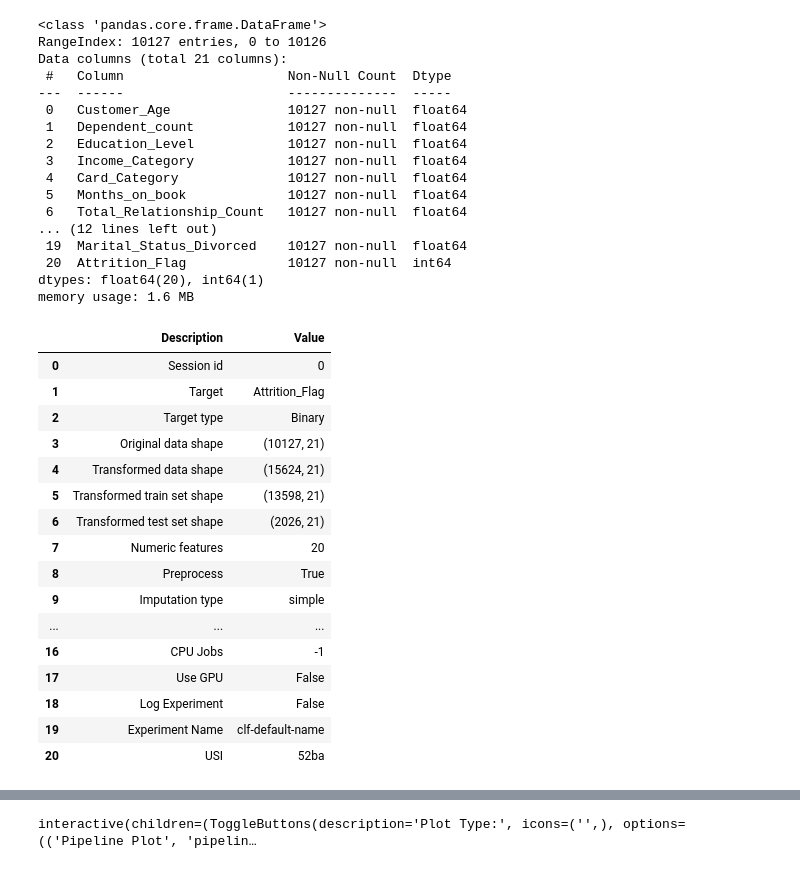
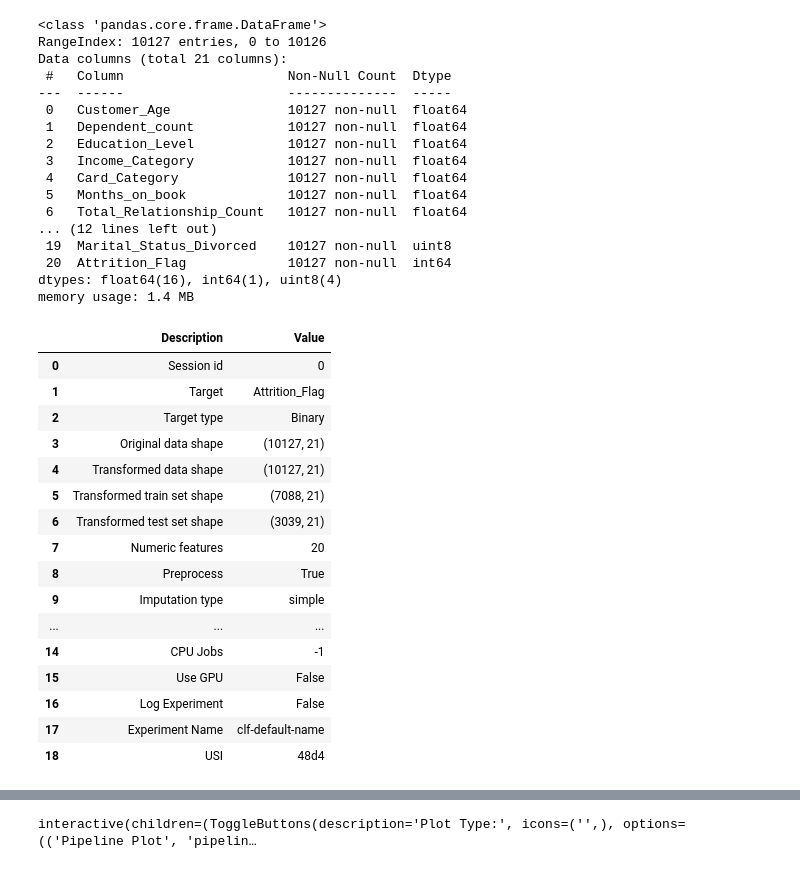
Before and after one commit to seyeon-shijuan/credit-card-churn-predictor.t3, a Jupyter notebook: src/model/model_jy.ipynb, the cells around one changed output, grey strips where cells are left out. Cells and saved outputs as stored; diff of their text form; code cells hidden in the pictures.

```diff
--- a/src/model/model_jy.ipynb
+++ b/src/model/model_jy.ipynb
@@ -30,8 +30,8 @@ warnings.filterwarnings("ignore")
 # %%
 import pandas as pd
 DATA_DIR = "../../data/"
-df = pd.read_pickle(DATA_DIR + 'base_dataset_standardized.pkl')
-# df = pd.read_pickle(DATA_DIR + 'base_dataset_before_std.pkl')
+df = pd.read_pickle(DATA_DIR + 'base_dataset_numerical_minmax.pkl')
+
 
 # df = df.drop(['Total_Trans_Ct'], axis=1)
 # df = df.drop(['Total_Trans_Amt'], axis=1)
@@ -52,36 +52,36 @@ Data columns (total 21 columns):
  5   Months_on_book             10127 non-null  float64
  6   Total_Relationship_Count   10127 non-null  float64
 ... (12 lines left out)
- 19  Marital_Status_Divorced    10127 non-null  float64
+ 19  Marital_Status_Divorced    10127 non-null  uint8
  20  Attrition_Flag             10127 non-null  int64
-dtypes: float64(20), int64(1)
-memory usage: 1.6 MB
+dtypes: float64(16), int64(1), uint8(4)
+memory usage: 1.4 MB
 # %%
 random_seed = 0
-train_size = 0.8
-fix_imbalance = True # True : upsampling
+train_size = 0.7
+fix_imbalance = False # True : upsampling
 fix_imbalance_method = 'SMOTE' # default method : SMOTE. Ignored when fix_imbalance=False
 
 stp = setup(data=df, target='Attrition_Flag', \
     train_size=train_size, \
     fix_imbalance=fix_imbalance, \
     fix_imbalance_method=fix_imbalance_method, \
     session_id=random_seed)
 # %% [output]
 |  | Description | Value |
 | 0 | Session id | 0 |
 | 1 | Target | Attrition_Flag |
 | 2 | Target type | Binary |
 | 3 | Original data shape | (10127, 21) |
-| 4 | Transformed data shape | (15624, 21) |
-| 5 | Transformed train set shape | (13598, 21) |
-| 6 | Transformed test set shape | (2026, 21) |
+| 4 | Transformed data shape | (10127, 21) |
+| 5 | Transformed train set shape | (7088, 21) |
+| 6 | Transformed test set shape | (3039, 21) |
 | 7 | Numeric features | 20 |
 | 8 | Preprocess | True |
 | 9 | Imputation type | simple |
 | ... | ... | ... |
-| 16 | CPU Jobs | -1 |
-| 17 | Use GPU | False |
-| 18 | Log Experiment | False |
-| 19 | Experiment Name | clf-default-name |
-| 20 | USI | 52ba |
+| 14 | CPU Jobs | -1 |
+| 15 | Use GPU | False |
+| 16 | Log Experiment | False |
+| 17 | Experiment Name | clf-default-name |
+| 18 | USI | 48d4 |
```
Also changed, not shown: parts of 17 cells of this notebook.
